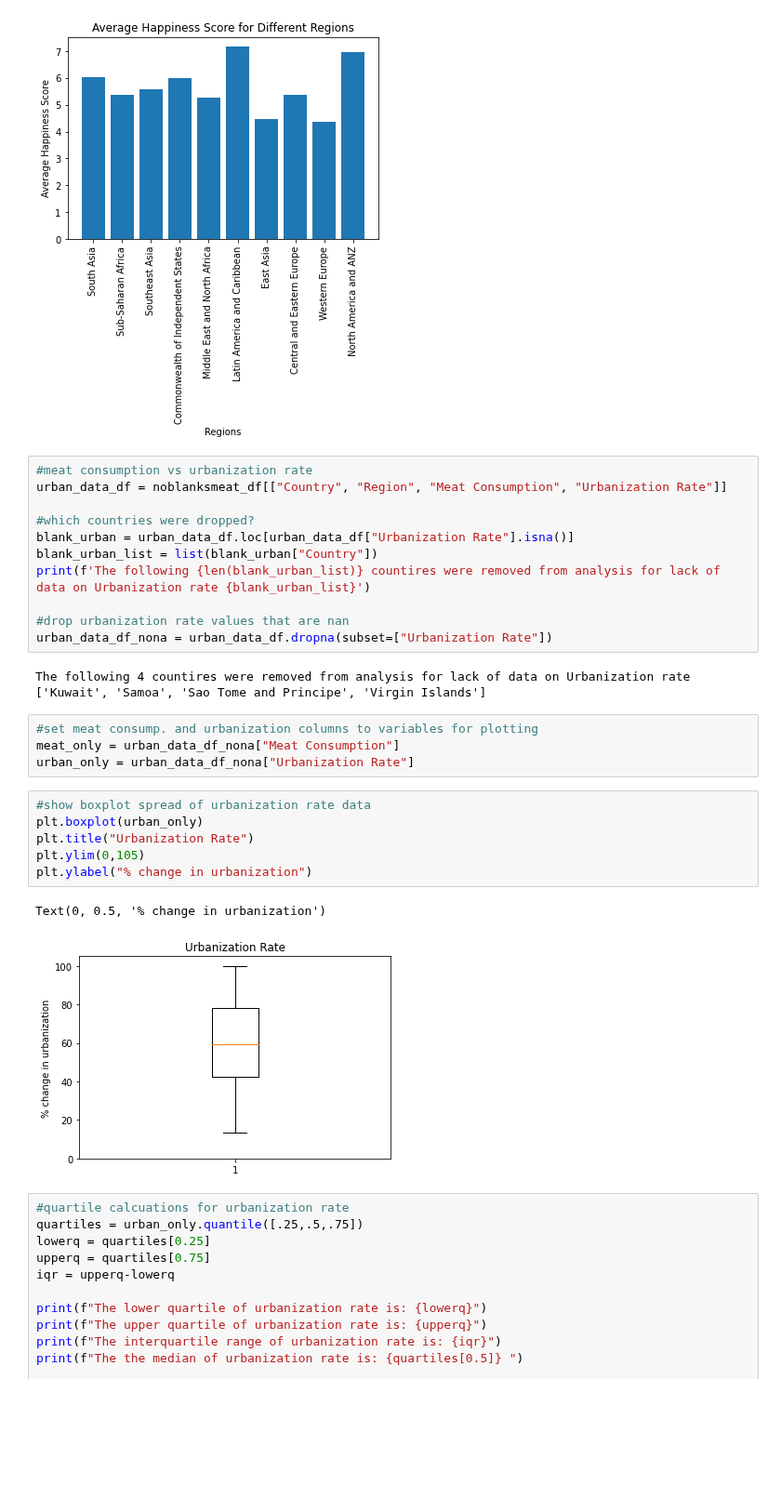
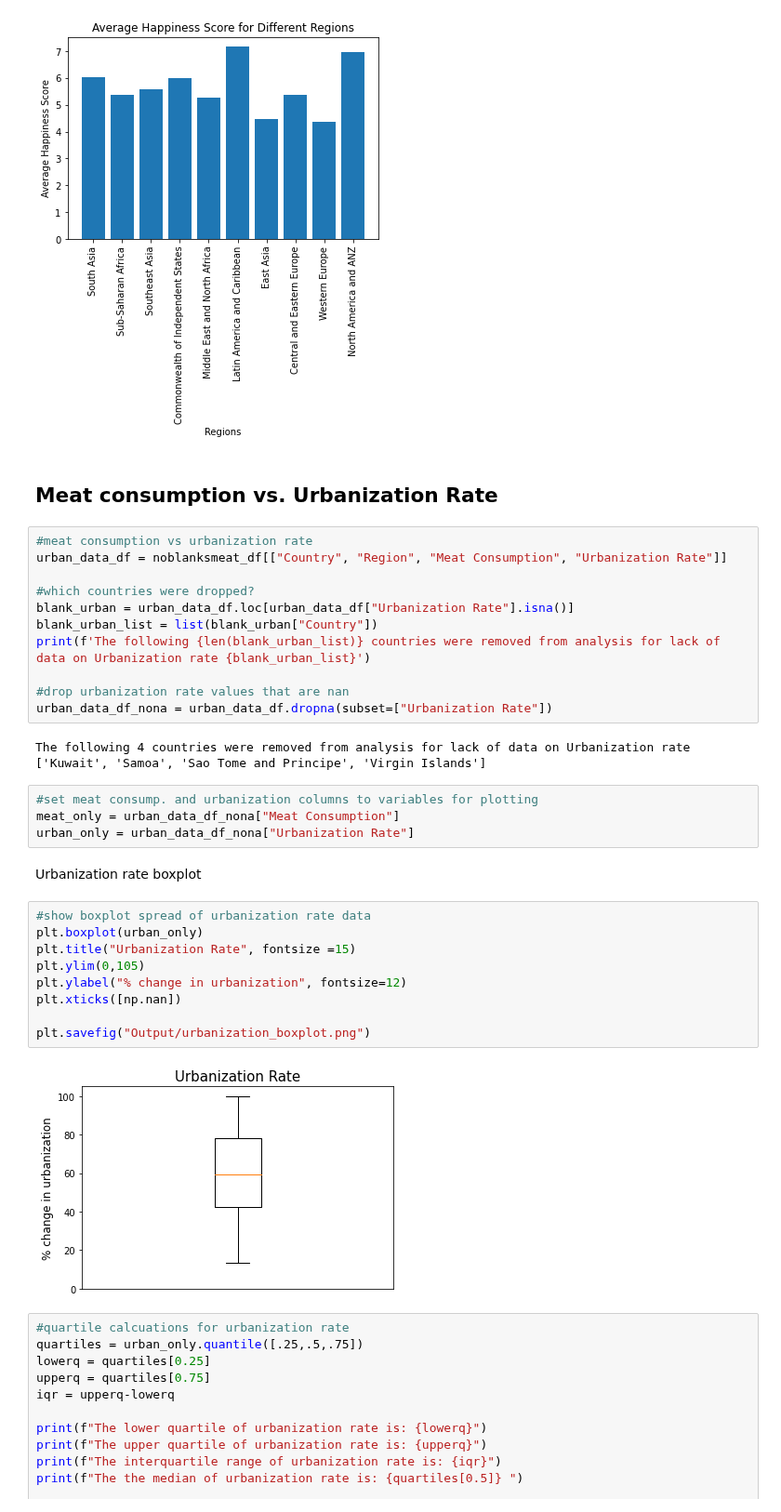
Before and after one commit to ermcgrew/bootcamp_project_one, a Jupyter notebook: data_analysis.ipynb, the cells around one changed output. Shown at 93% size. Saved outputs shown, nothing was run; the diff lists cells and outputs as text; blank space fills up the shorter version.

Commit message:
edited readme, cleaned up urbanization graphs, and printed dupe records

```diff
--- a/data_analysis.ipynb
+++ b/data_analysis.ipynb
@@ -348,6 +342,8 @@ plt.title('Average Happiness Score for Different Regions')
 # %% [output]
 Text(0.5, 1.0, 'Average Happiness Score for Different Regions')
 [figure]
+# %% [markdown]
+## Meat consumption vs. Urbanization Rate
 # %%
 #meat consumption vs urbanization rate
 urban_data_df = noblanksmeat_df[["Country", "Region", "Meat Consumption", "Urbanization Rate"]]
@@ -355,25 +351,29 @@ urban_data_df = noblanksmeat_df[["Country", "Region", "Meat Consumption", "Urban
 #which countries were dropped?
 blank_urban = urban_data_df.loc[urban_data_df["Urbanization Rate"].isna()]
 blank_urban_list = list(blank_urban["Country"])
-print(f'The following {len(blank_urban_list)} countires were removed from analysis for lack of data on Urbanization rate {blank_urban_list}')
+print(f'The following {len(blank_urban_list)} countries were removed from analysis for lack of data on Urbanization rate {blank_urban_list}')
 
 #drop urbanization rate values that are nan
 urban_data_df_nona = urban_data_df.dropna(subset=["Urbanization Rate"])
 # %% [output]
-The following 4 countires were removed from analysis for lack of data on Urbanization rate ['Kuwait', 'Samoa', 'Sao Tome and Principe', 'Virgin Islands']
+The following 4 countries were removed from analysis for lack of data on Urbanization rate ['Kuwait', 'Samoa', 'Sao Tome and Principe', 'Virgin Islands']
 # %%
 #set meat consump. and urbanization columns to variables for plotting
 meat_only = urban_data_df_nona["Meat Consumption"]
 urban_only = urban_data_df_nona["Urbanization Rate"]
+# %% [markdown]
+Urbanization rate boxplot
 # %%
 #show boxplot spread of urbanization rate data
 plt.boxplot(urban_only)
-plt.title("Urbanization Rate")
+plt.title("Urbanization Rate", fontsize =15)
 plt.ylim(0,105)
-plt.ylabel("% change in urbanization")
+plt.ylabel("% change in urbanization", fontsize=12)
+plt.xticks([np.nan])
+
+plt.savefig("Output/urbanization_boxplot.png")
 # %% [output]
-Text(0, 0.5, '% change in urbanization')
-[figure, old version]
+[figure, new version]
 # %%
 #quartile calcuations for urbanization rate
 quartiles = urban_only.quantile([.25,.5,.75])
```
Also changed, not shown: parts of 20 cells of this notebook, 9 other files.
